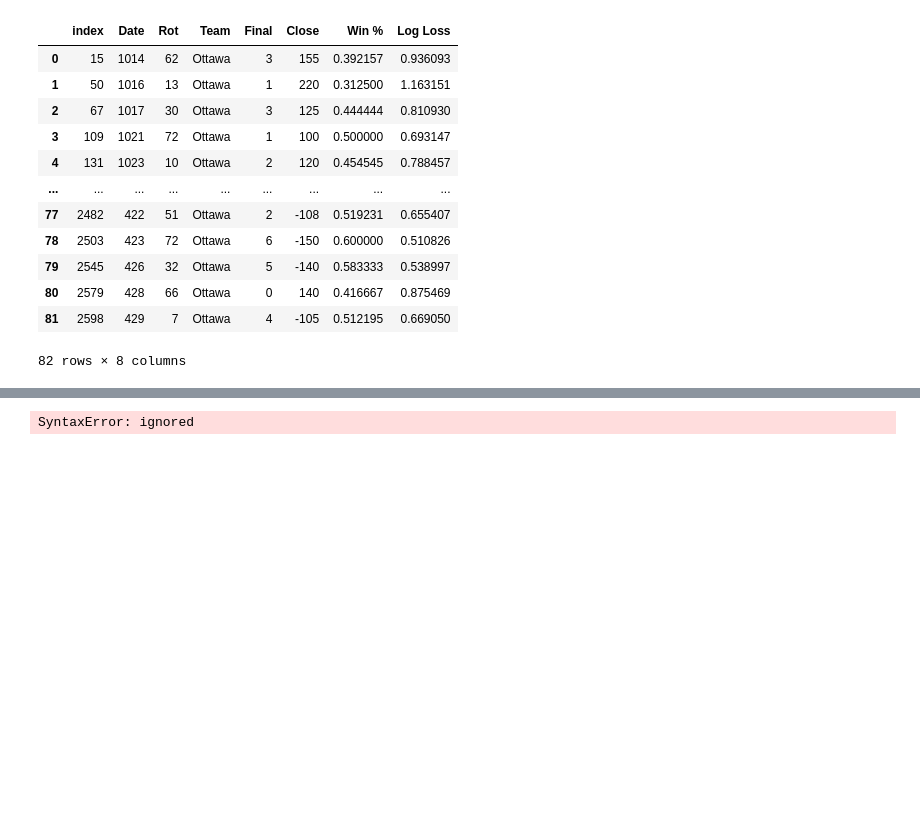
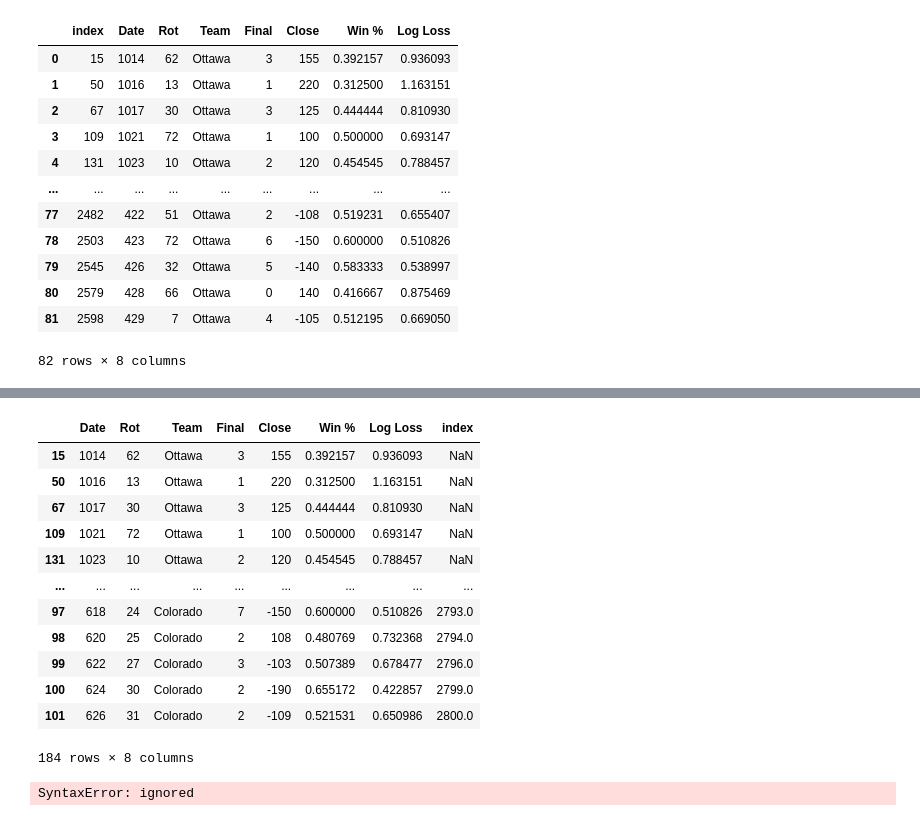
Before and after one commit to danmartin25/Hockey_Model, a Jupyter notebook: Betting Results.ipynb, the cells around one changed output, grey strips where cells are left out. Cells and saved outputs as stored; diff of their text form; code cells hidden in the pictures; blank space fills up the shorter version.

```diff
--- a/Betting Results.ipynb
+++ b/Betting Results.ipynb
@@ -127,3 +171,20 @@ Senators_2122.reset_index()
+# %%
+combined_game_1 = pd.concat([Senators_2122,Avalanche_2122], axis=0)
+combined_game_1
+# %% [output]
+|  | Date | Rot | Team | Final | Close | Win % | Log Loss | index |
+| 15 | 1014 | 62 | Ottawa | 3 | 155 | 0.392157 | 0.936093 | NaN |
+| 50 | 1016 | 13 | Ottawa | 1 | 220 | 0.312500 | 1.163151 | NaN |
+| 67 | 1017 | 30 | Ottawa | 3 | 125 | 0.444444 | 0.810930 | NaN |
+| 109 | 1021 | 72 | Ottawa | 1 | 100 | 0.500000 | 0.693147 | NaN |
+| 131 | 1023 | 10 | Ottawa | 2 | 120 | 0.454545 | 0.788457 | NaN |
+| ... | ... | ... | ... | ... | ... | ... | ... | ... |
+| 97 | 618 | 24 | Colorado | 7 | -150 | 0.600000 | 0.510826 | 2793.0 |
+| 98 | 620 | 25 | Colorado | 2 | 108 | 0.480769 | 0.732368 | 2794.0 |
+| 99 | 622 | 27 | Colorado | 3 | -103 | 0.507389 | 0.678477 | 2796.0 |
+| 100 | 624 | 30 | Colorado | 2 | -190 | 0.655172 | 0.422857 | 2799.0 |
+| 101 | 626 | 31 | Colorado | 2 | -109 | 0.521531 | 0.650986 | 2800.0 |
+184 rows × 8 columns
 # %%
 nhl_lines_1920.loc[nhl_lines_1920.index (%2 !=0)+1]
 
```
Also changed, not shown: parts of 5 cells of this notebook.
